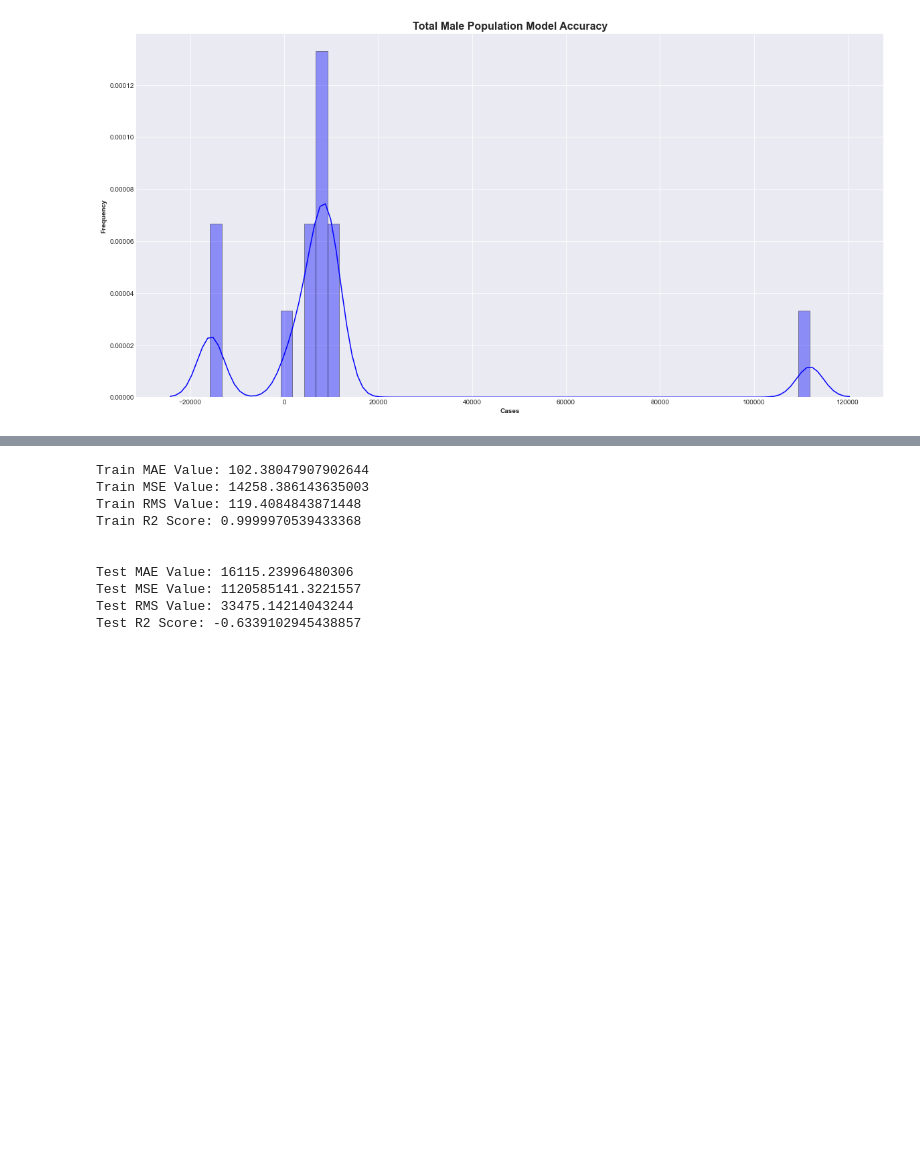
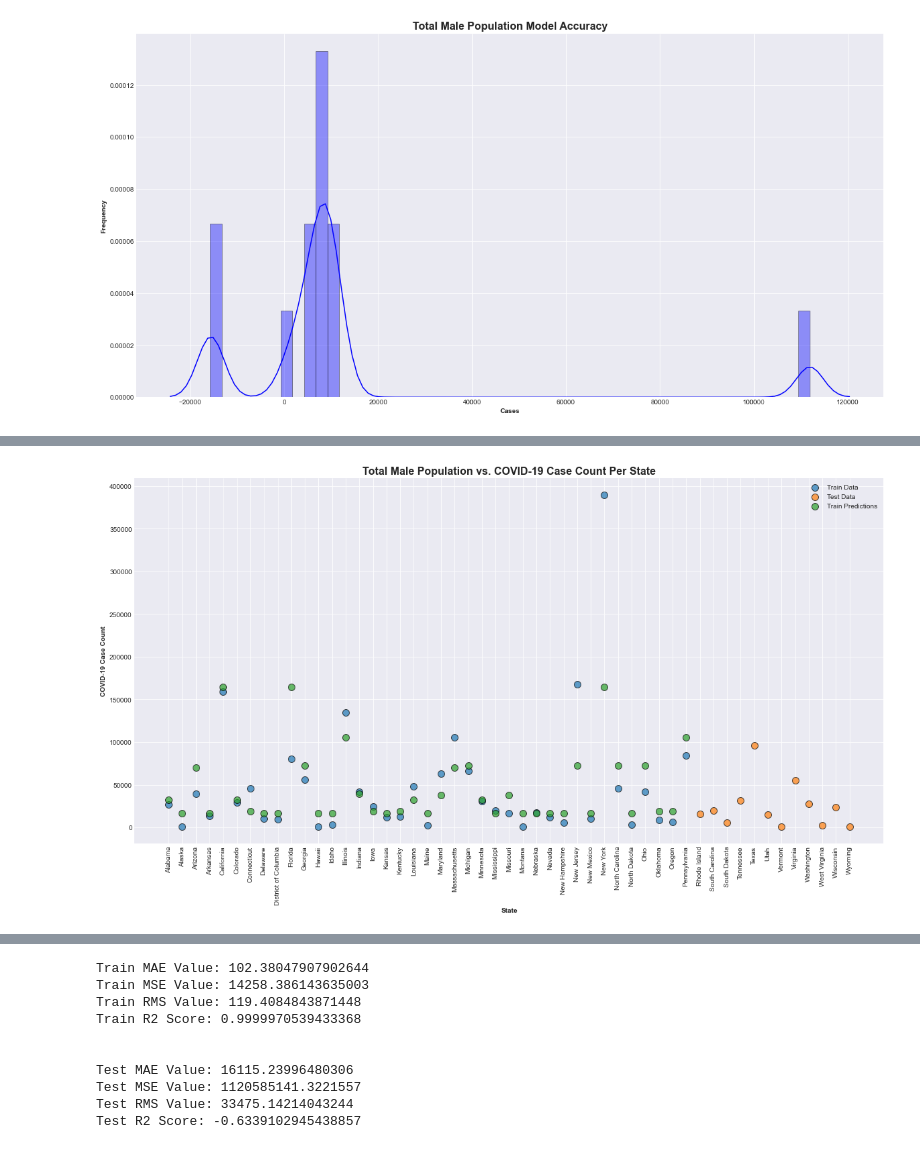
Before and after one commit to aakula7/Health-Literacy-COVID19, a Jupyter notebook: Census Demographic Data/Clean Data/Male and Female/XGBoost.ipynb, the cells around one changed output, grey strips where cells are left out. Cells and saved outputs as stored; diff of their text form; code cells hidden in the pictures; blank space fills up the shorter version.

```diff
--- a/Census Demographic Data/Clean Data/Male and Female/XGBoost.ipynb
+++ b/Census Demographic Data/Clean Data/Male and Female/XGBoost.ipynb
@@ -212,0 +256,26 @@ plt.show();
+# %%
+train_predictions_scaled = XG_NewModel.predict(X_train_scaled)
+train_predictions = scaler.inverse_transform(train_predictions_scaled)
+test_predictions_scaled = XG_NewModel.predict(X_test_scaled)
+test_predictions = scaler.inverse_transform(test_predictions_scaled)
+
+Train_MAE = mean_absolute_error(y_train, train_predictions)
+Train_MSE = mean_squared_error(y_train, train_predictions)
+Train_RMS = sqrt(mean_squared_error(y_train, train_predictions))
+Train_R2Score = r2_score(y_train, train_predictions)
+
+Test_MAE = mean_absolute_error(y_test, test_predictions)
+Test_MSE = mean_squared_error(y_test, test_predictions)
+Test_RMS = sqrt(mean_squared_error(y_test, test_predictions))
+Test_R2Score = r2_score(y_test, test_predictions)
+
+print('Train MAE Value:', Train_MAE)
+print('Train MSE Value:', Train_MSE)
+print('Train RMS Value:', Train_RMS)
+print('Train R2 Score:', Train_R2Score)
+print('\n')
+
+print('Test MAE Value:', Test_MAE)
+print('Test MSE Value:', Test_MSE)
+print('Test RMS Value:', Test_RMS)
+print('Test R2 Score:', Test_R2Score)
@@ -212,0 +293,18 @@ plt.show();
+# %%
+rcParams['figure.figsize'] = 20, 10
+
+plt.figure()
+
+plt.scatter(x = train['State'], y = train['cases'], linewidths = 1, alpha = 0.7, edgecolor = 'k', s = 100, cmap = 'inferno')
+plt.scatter(x = test['State'], y = test['cases'], linewidths = 1, alpha = 0.7, edgecolor = 'k', s = 100, cmap = 'inferno')
+plt.scatter(x = train['State'], y = train_predictions, linewidths = 1, alpha = 0.7, edgecolor = 'k', s = 100, cmap = 'inferno')
+plt.title('Total Male Population vs. COVID-19 Case Count Per State', fontsize = 16, fontweight = 'bold')
+plt.xlabel('State', fontsize = 10, fontweight = 'bold')
+plt.ylabel('COVID-19 Case Count', fontsize = 10, fontweight = 'bold')
+
+plt.legend(['Train Data', 'Test Data', 'Train Predictions'])
+
+plt.xticks(rotation = 90)
+plt.show();
+# %% [output]
+[figure, added]
```
Also changed, not shown: parts of 52 cells of this notebook, 8 other files.
